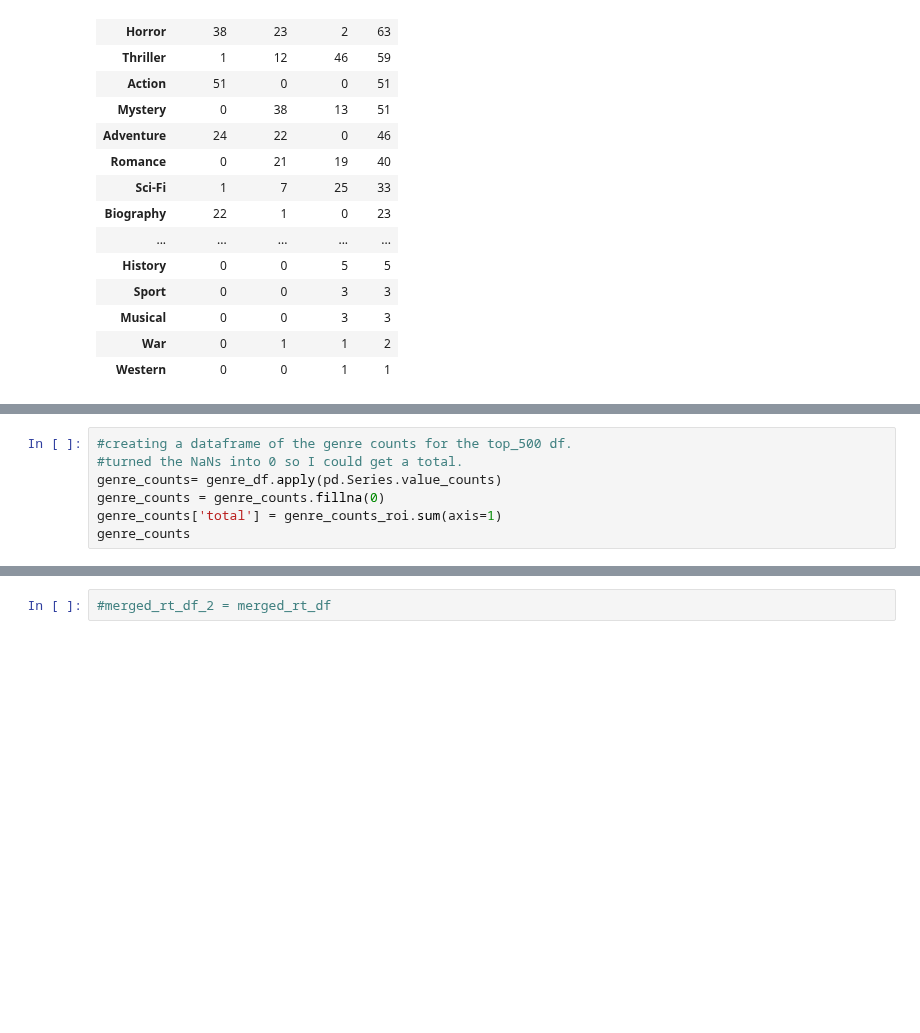
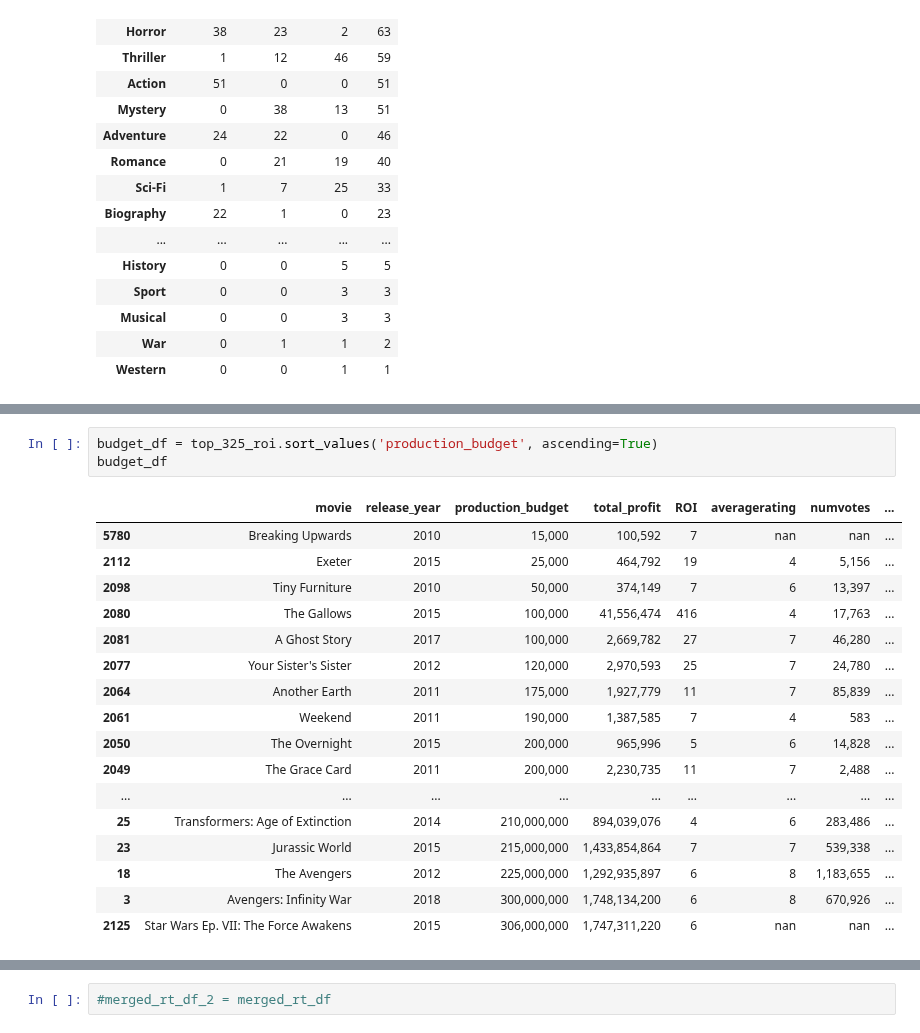
Before and after one commit to jxn628/dsc-phase-1-project, a Jupyter notebook: student.ipynb, the cells around one changed output, grey strips where cells are left out. Drawn from its saved outputs; the diff is of its cells as text; blank space fills up the shorter version.

Commit message:
analysis of genres coresponding to succesful high budget and low budget movies

```diff
--- a/student.ipynb
+++ b/student.ipynb
@@ -1698,7 +1750,21 @@ total_profit = table9.apply(lambda x: x['worldwide_gross'] - x['production_budge
-# %%
-#creating a dataframe of the genre counts for the top_500 df.
-#turned the NaNs into 0 so I could get a total.
-genre_counts= genre_df.apply(pd.Series.value_counts)
-genre_counts = genre_counts.fillna(0)
-genre_counts['total'] = genre_counts_roi.sum(axis=1)
-genre_counts
+# %%
+budget_df = top_325_roi.sort_values('production_budget', ascending=True)
+budget_df
+# %% [output]
+|  | movie | release_year | production_budget | total_profit | ROI | averagerating | numvotes | ... |
+| 5780 | Breaking Upwards | 2010 | 15,000 | 100,592 | 7 | nan | nan | ... |
+| 2112 | Exeter | 2015 | 25,000 | 464,792 | 19 | 4 | 5,156 | ... |
+| 2098 | Tiny Furniture | 2010 | 50,000 | 374,149 | 7 | 6 | 13,397 | ... |
+| 2080 | The Gallows | 2015 | 100,000 | 41,556,474 | 416 | 4 | 17,763 | ... |
+| 2081 | A Ghost Story | 2017 | 100,000 | 2,669,782 | 27 | 7 | 46,280 | ... |
+| 2077 | Your Sister's Sister | 2012 | 120,000 | 2,970,593 | 25 | 7 | 24,780 | ... |
+| 2064 | Another Earth | 2011 | 175,000 | 1,927,779 | 11 | 7 | 85,839 | ... |
+| 2061 | Weekend | 2011 | 190,000 | 1,387,585 | 7 | 4 | 583 | ... |
+| 2050 | The Overnight | 2015 | 200,000 | 965,996 | 5 | 6 | 14,828 | ... |
+| 2049 | The Grace Card | 2011 | 200,000 | 2,230,735 | 11 | 7 | 2,488 | ... |
+| ... | ... | ... | ... | ... | ... | ... | ... | ... |
+| 25 | Transformers: Age of Extinction | 2014 | 210,000,000 | 894,039,076 | 4 | 6 | 283,486 | ... |
+| 23 | Jurassic World | 2015 | 215,000,000 | 1,433,854,864 | 7 | 7 | 539,338 | ... |
+| 18 | The Avengers | 2012 | 225,000,000 | 1,292,935,897 | 6 | 8 | 1,183,655 | ... |
+| 3 | Avengers: Infinity War | 2018 | 300,000,000 | 1,748,134,200 | 6 | 8 | 670,926 | ... |
+| 2125 | Star Wars Ep. VII: The Force Awakens | 2015 | 306,000,000 | 1,747,311,220 | 6 | nan | nan | ... |
```
Also changed, not shown: parts of 30 cells of this notebook.
